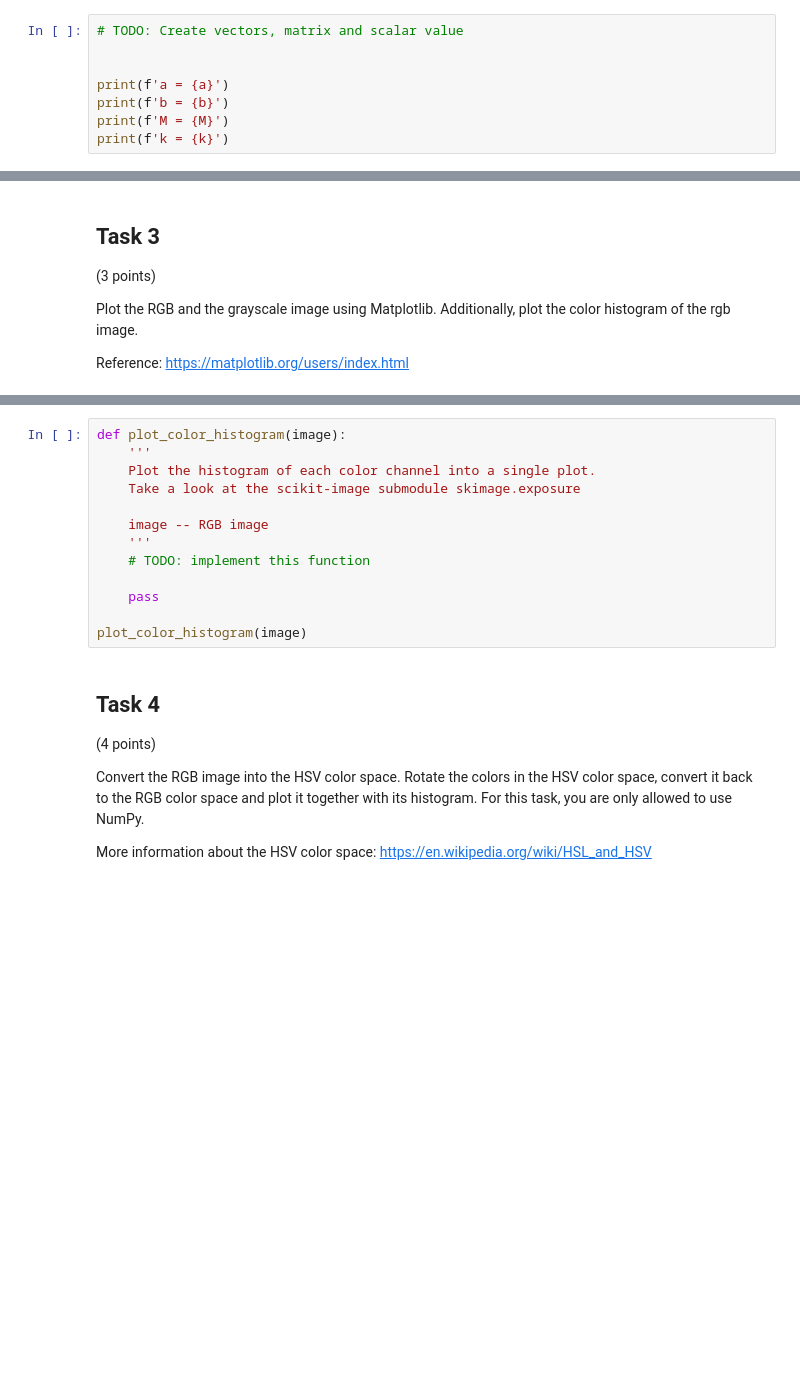
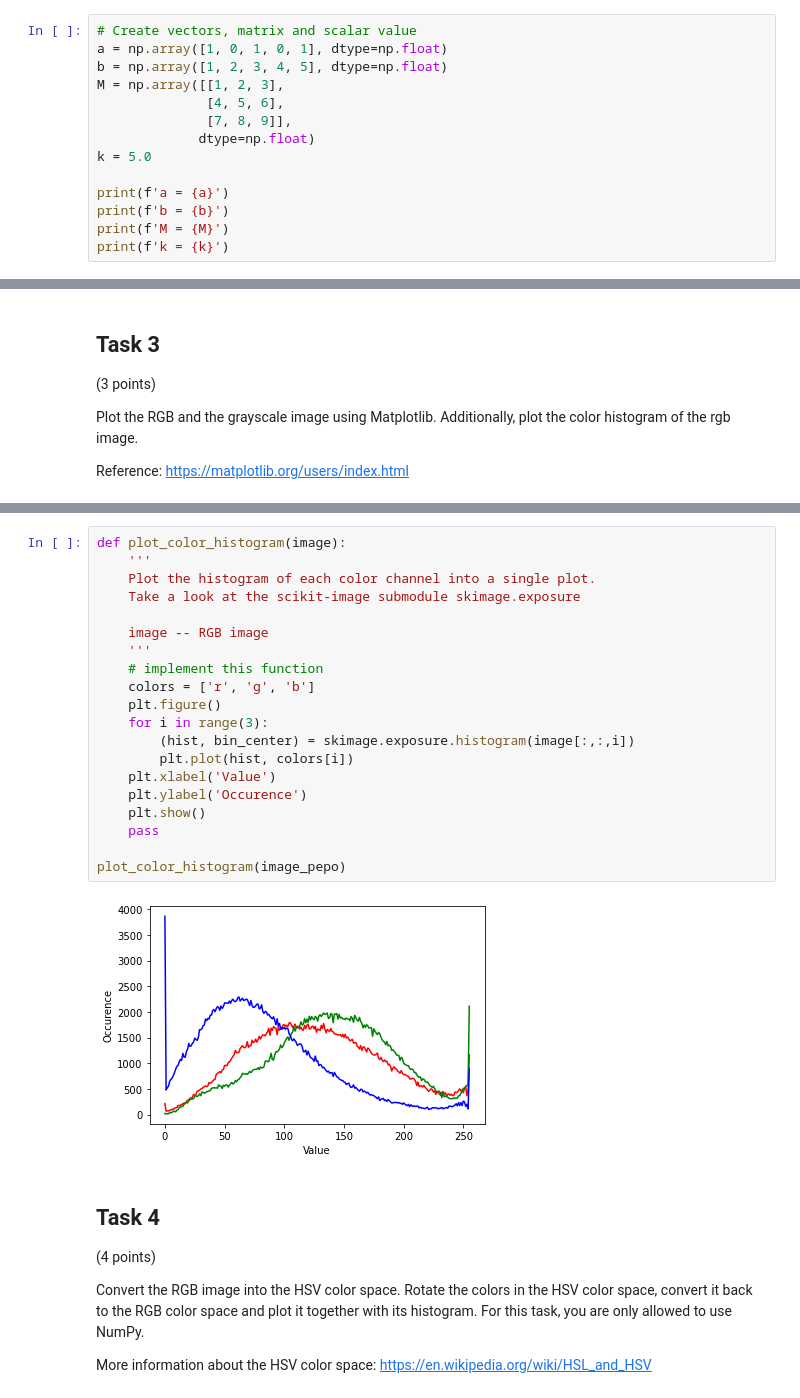
Before and after one commit to sweber31/3dcv-students, a Jupyter notebook: 1.0-tl-scientific-python.ipynb, the cells around one changed output, grey strips where cells are left out. Cells and saved outputs as stored; diff of their text form; blank space fills up the shorter version.

```diff
--- a/1.0-tl-scientific-python.ipynb
+++ b/1.0-tl-scientific-python.ipynb
@@ -40,8 +40,14 @@ $$
 Also define the following scalar value
 $$k = 5.0$$
 # %%
-# TODO: Create vectors, matrix and scalar value
-
+# Create vectors, matrix and scalar value
+a = np.array([1, 0, 1, 0, 1], dtype=np.float)
+b = np.array([1, 2, 3, 4, 5], dtype=np.float)
+M = np.array([[1, 2, 3],
+              [4, 5, 6],
+              [7, 8, 9]],
+             dtype=np.float)
+k = 5.0
 
 print(f'a = {a}')
 print(f'b = {b}')
@@ -115,16 +149,25 @@ Reference: https://matplotlib.org/users/index.html
 # %%
 def plot_color_histogram(image):
     '''
     Plot the histogram of each color channel into a single plot.
     Take a look at the scikit-image submodule skimage.exposure
 
     image -- RGB image
     '''
-    # TODO: implement this function
-
+    # implement this function
+    colors = ['r', 'g', 'b']
+    plt.figure()
+    for i in range(3):
+        (hist, bin_center) = skimage.exposure.histogram(image[:,:,i])
+        plt.plot(hist, colors[i])
+    plt.xlabel('Value')
+    plt.ylabel('Occurence')
+    plt.show()
     pass
 
-plot_color_histogram(image)
+plot_color_histogram(image_pepo)
+# %% [output]
+[figure, added]
 # %% [markdown]
 ## Task 4
 (4 points)
```
Also changed, not shown: parts of 7 cells of this notebook, 1 other file.
